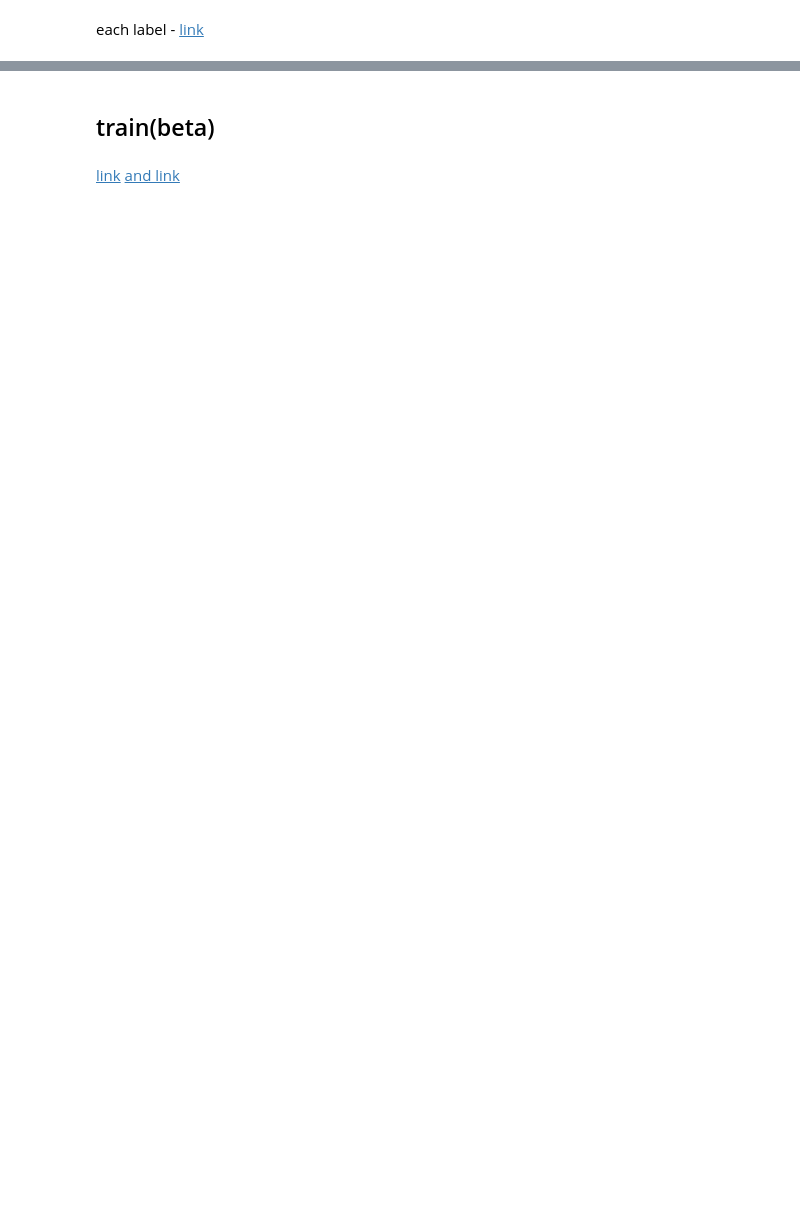
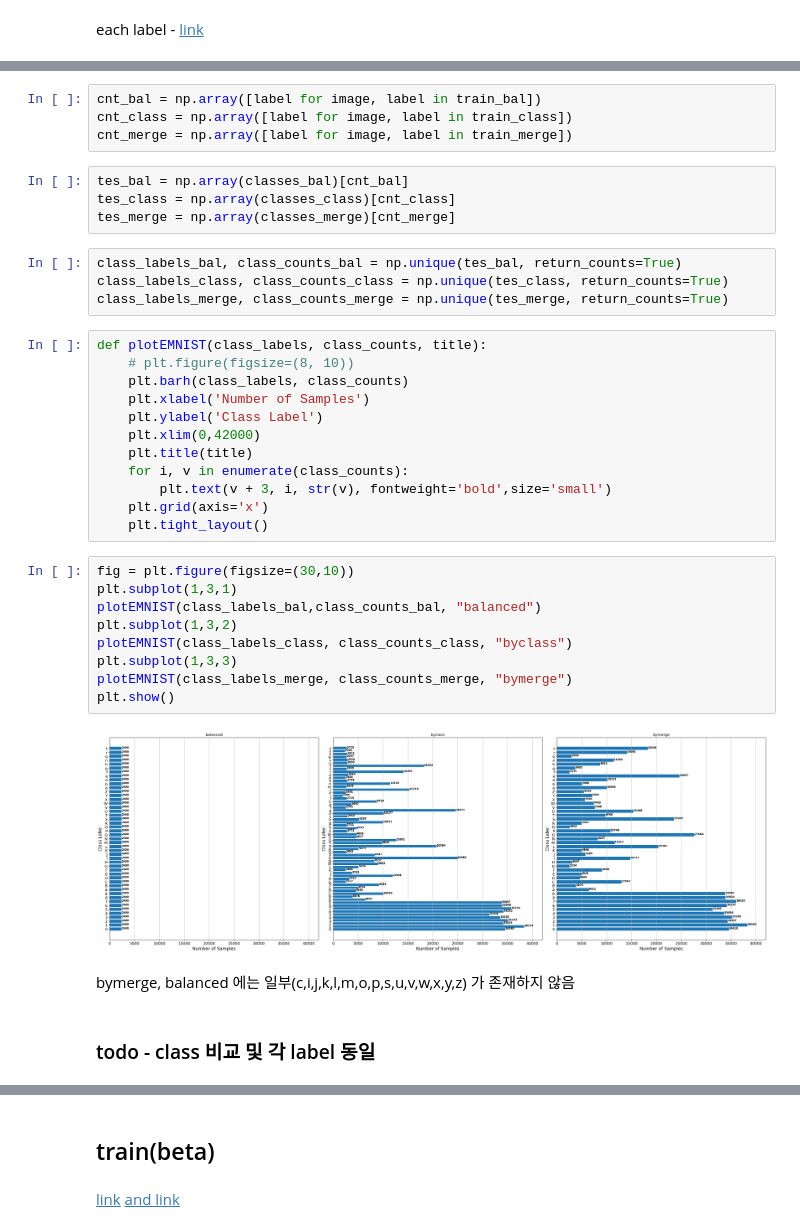
Before and after one commit to nonameR9077/CNNproject-2024-1, a Jupyter notebook: EMNIST.ipynb, the cells around one changed output, grey strips where cells are left out. Saved outputs shown, nothing was run; the diff lists cells and outputs as text; blank space fills up the shorter version.

```diff
--- a/EMNIST.ipynb
+++ b/EMNIST.ipynb
@@ -371 +396,40 @@ for i, j in enumerate(axes.flat):
+# %%
+cnt_bal = np.array([label for image, label in train_bal])
+cnt_class = np.array([label for image, label in train_class])
+cnt_merge = np.array([label for image, label in train_merge])
+# %%
+tes_bal = np.array(classes_bal)[cnt_bal]
+tes_class = np.array(classes_class)[cnt_class]
+tes_merge = np.array(classes_merge)[cnt_merge]
+# %%
+class_labels_bal, class_counts_bal = np.unique(tes_bal, return_counts=True)
+class_labels_class, class_counts_class = np.unique(tes_class, return_counts=True)
+class_labels_merge, class_counts_merge = np.unique(tes_merge, return_counts=True)
+# %%
+def plotEMNIST(class_labels, class_counts, title):
+    # plt.figure(figsize=(8, 10))
+    plt.barh(class_labels, class_counts)
+    plt.xlabel('Number of Samples')
+    plt.ylabel('Class Label')
+    plt.xlim(0,42000)
+    plt.title(title)
+    for i, v in enumerate(class_counts):
+        plt.text(v + 3, i, str(v), fontweight='bold',size='small')
+    plt.grid(axis='x')
+    plt.tight_layout()
+# %%
+fig = plt.figure(figsize=(30,10))
+plt.subplot(1,3,1)
+plotEMNIST(class_labels_bal,class_counts_bal, "balanced")
+plt.subplot(1,3,2)
+plotEMNIST(class_labels_class, class_counts_class, "byclass")
+plt.subplot(1,3,3)
+plotEMNIST(class_labels_merge, class_counts_merge, "bymerge")
+plt.show()
+# %% [output]
+[figure, added]
+# %% [markdown]
+bymerge, balanced 에는 일부(c,i,j,k,l,m,o,p,s,u,v,w,x,y,z) 가 존재하지 않음
+# %% [markdown]
+### todo - class 비교 및 각 label 동일
 # %%
```
Also changed, not shown: parts of 31 cells of this notebook, 11 other files.
